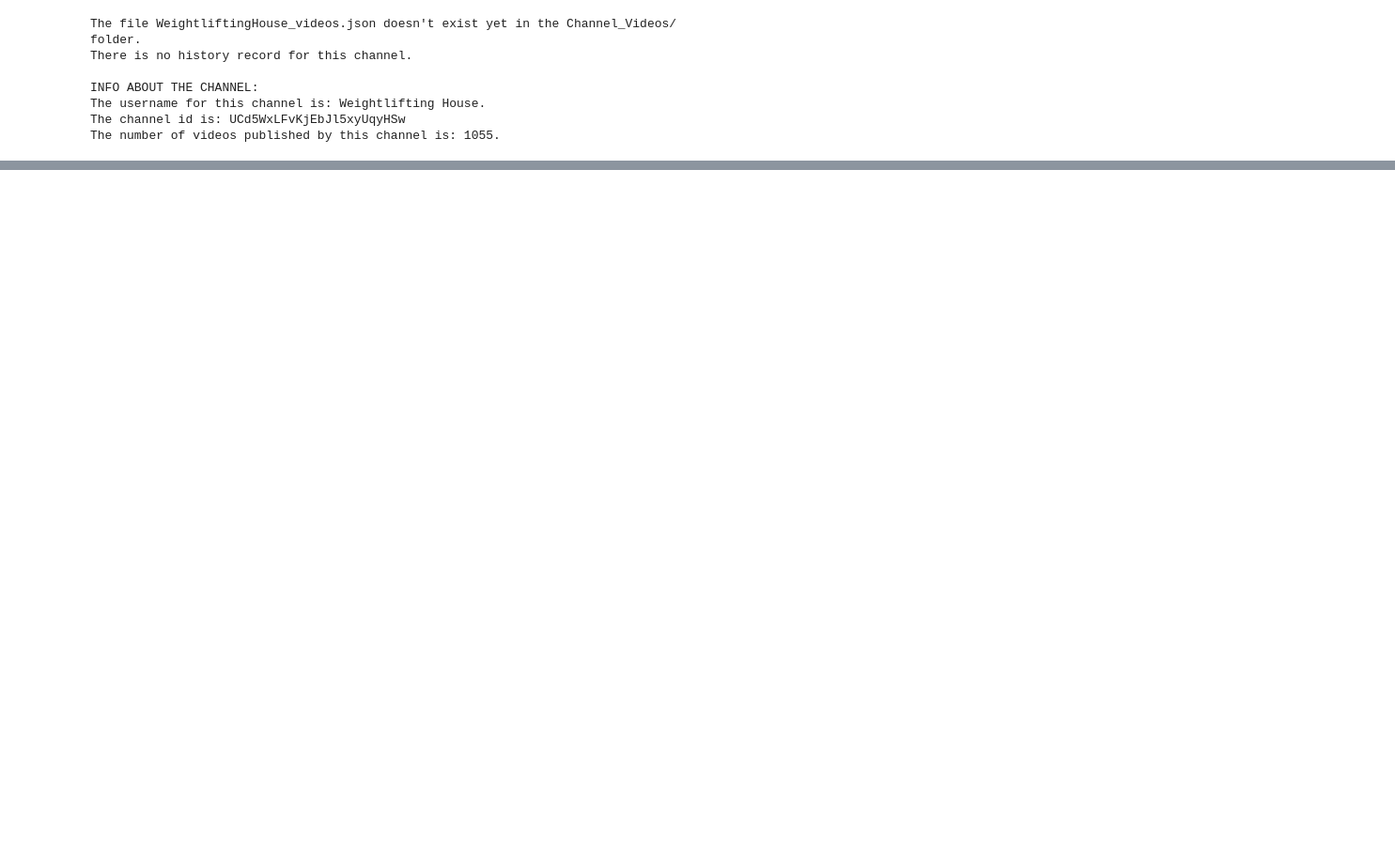
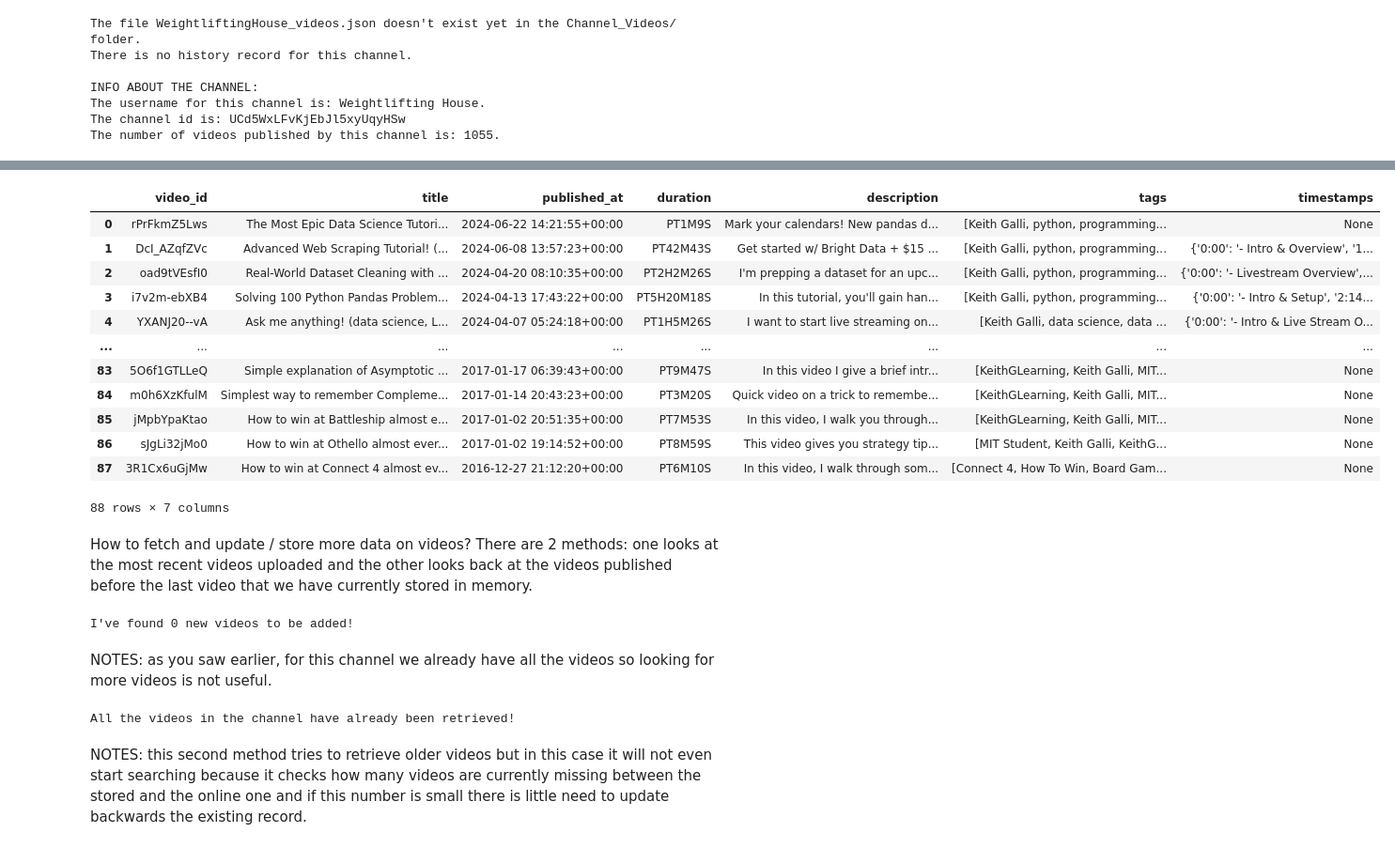
Before and after one commit to CharlieNestor/retrieve_video_info_YouTube_channel, a Jupyter notebook: infoYT_jupyter.ipynb, the cells around one changed output, grey strips where cells are left out. Shown: that part at 94% size. Drawn from its saved outputs; the diff is of its cells as text; code cells hidden in the pictures; blank space fills up the shorter version.

Commit message:
Update infoYT_jupyter.ipynb
Create a better jupyter notebook for annontation of the main class, usage examples and notes on YouTube API

```diff
--- a/infoYT_jupyter.ipynb
+++ b/infoYT_jupyter.ipynb
@@ -122,0 +47,2 @@ print(channel3.oldest_date)
+# %%
+url2 = 'https://www.youtube.com/@KeithGalli/videos'
@@ -122,0 +87,30 @@ print(channel3.oldest_date)
+# %%
+channel2.get_videos_dataframe()
+# %% [output]
+|  | video_id | title | published_at | duration | description | tags | timestamps |
+| 0 | rPrFkmZ5Lws | The Most Epic Data Science Tutori... | 2024-06-22 14:21:55+00:00 | PT1M9S | Mark your calendars! New pandas d... | [Keith Galli, python, programming... | None |
+| 1 | DcI_AZqfZVc | Advanced Web Scraping Tutorial! (... | 2024-06-08 13:57:23+00:00 | PT42M43S | Get started w/ Bright Data + $15 ... | [Keith Galli, python, programming... | {'0:00': '- Intro & Overview', '1... |
+| 2 | oad9tVEsfI0 | Real-World Dataset Cleaning with ... | 2024-04-20 08:10:35+00:00 | PT2H2M26S | I'm prepping a dataset for an upc... | [Keith Galli, python, programming... | {'0:00': '- Livestream Overview',... |
+| 3 | i7v2m-ebXB4 | Solving 100 Python Pandas Problem... | 2024-04-13 17:43:22+00:00 | PT5H20M18S | In this tutorial, you'll gain han... | [Keith Galli, python, programming... | {'0:00': '- Intro & Setup', '2:14... |
+| 4 | YXANJ20--vA | Ask me anything! (data science, L... | 2024-04-07 05:24:18+00:00 | PT1H5M26S | I want to start live streaming on... | [Keith Galli, data science, data ... | {'0:00': '- Intro & Live Stream O... |
+| ... | ... | ... | ... | ... | ... | ... | ... |
+| 83 | 5O6f1GTLLeQ | Simple explanation of Asymptotic ... | 2017-01-17 06:39:43+00:00 | PT9M47S | In this video I give a brief intr... | [KeithGLearning, Keith Galli, MIT... | None |
+| 84 | m0h6XzKfulM | Simplest way to remember Compleme... | 2017-01-14 20:43:23+00:00 | PT3M20S | Quick video on a trick to remembe... | [KeithGLearning, Keith Galli, MIT... | None |
+| 85 | jMpbYpaKtao | How to win at Battleship almost e... | 2017-01-02 20:51:35+00:00 | PT7M53S | In this video, I walk you through... | [KeithGLearning, Keith Galli, MIT... | None |
+| 86 | sJgLi32jMo0 | How to win at Othello almost ever... | 2017-01-02 19:14:52+00:00 | PT8M59S | This video gives you strategy tip... | [MIT Student, Keith Galli, KeithG... | None |
+| 87 | 3R1Cx6uGjMw | How to win at Connect 4 almost ev... | 2016-12-27 21:12:20+00:00 | PT6M10S | In this video, I walk through som... | [Connect 4, How To Win, Board Gam... | None |
+88 rows × 7 columns
+# %% [markdown]
+How to fetch and update / store more data on videos? There are 2 methods: one looks at the most recent videos uploaded and the other looks back at the videos published before the last video that we have currently stored in memory.
+# %%
+channel2.update_videos(max_result=10)
+# %% [output]
+I've found 0 new videos to be added!
+# %% [markdown]
+NOTES: as you saw earlier, for this channel we already have all the videos so looking for more videos is not useful.
+# %%
+channel2.get_all_videos(max_videos=100)
+# %% [output]
+All the videos in the channel have already been retrieved!
+# %% [markdown]
+NOTES: this second method tries to retrieve older videos but in this case it will not even start searching because it checks how many videos are currently missing between the stored and the online one and if this number is small there is little need to update backwards the existing record.
```
Also changed, not shown: parts of 39 cells of this notebook.
